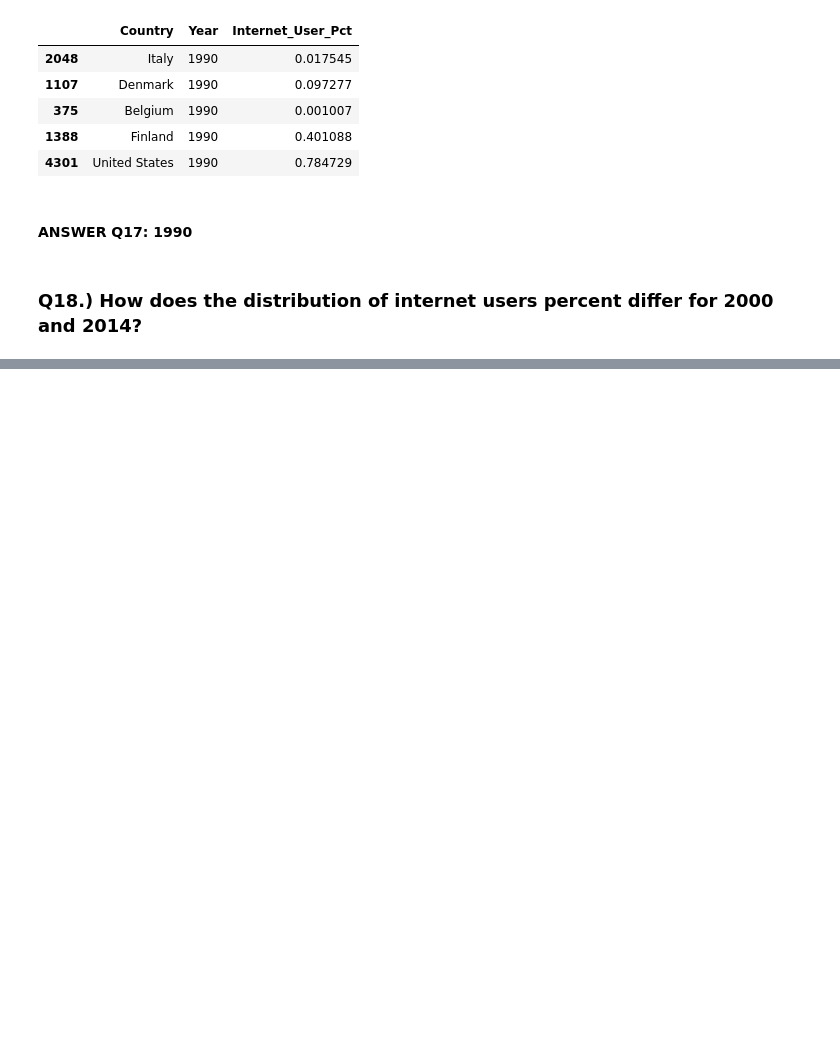
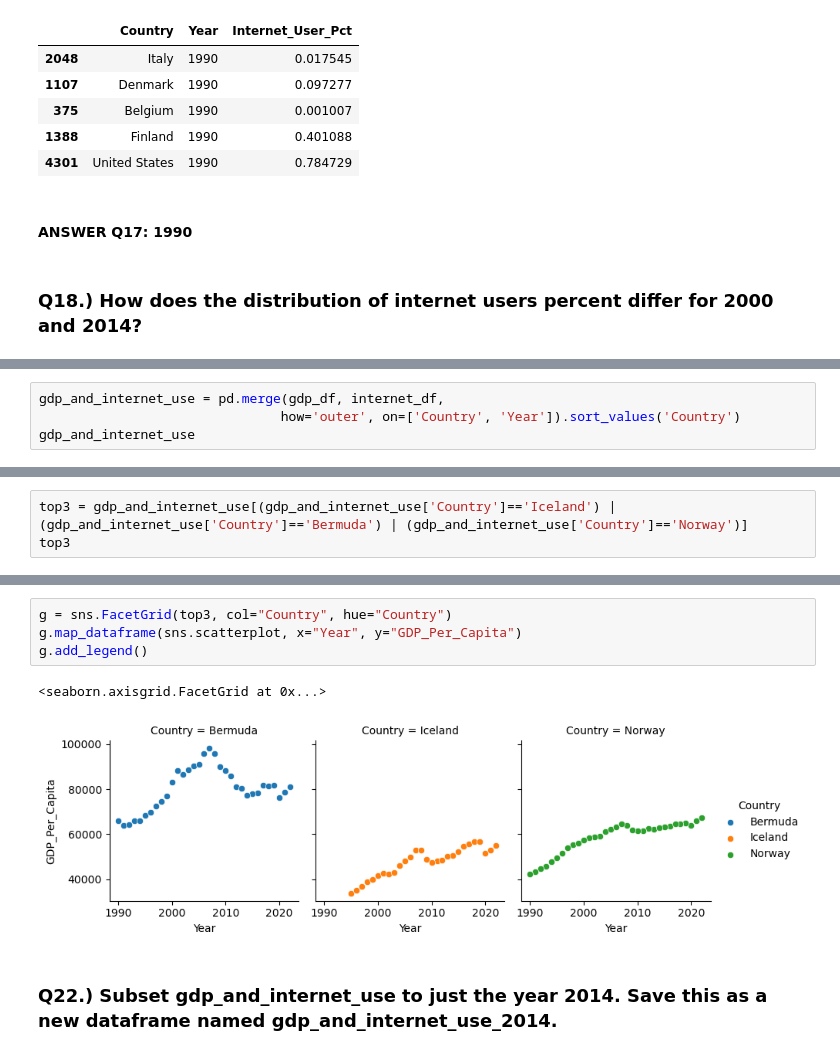
Before and after one commit to NSS-Data-Analytics-Cohort-11/undata-katieclayy, a Jupyter notebook: notebook/UN_data_analysis.ipynb, the cells around one changed output, grey strips where cells are left out. Drawn from its saved outputs; the diff is of its cells as text; blank space fills up the shorter version.

```diff
--- a/notebook/UN_data_analysis.ipynb
+++ b/notebook/UN_data_analysis.ipynb
@@ -402,0 +452,4 @@ internet_df[internet_df['Internet_User_Pct'] > 0].sort_values('Year').head()
+# %%
+gdp_and_internet_use = pd.merge(gdp_df, internet_df,
+                               how='outer', on=['Country', 'Year']).sort_values('Country')
+gdp_and_internet_use
@@ -402,0 +490,3 @@ internet_df[internet_df['Internet_User_Pct'] > 0].sort_values('Year').head()
+# %%
+top3 = gdp_and_internet_use[(gdp_and_internet_use['Country']=='Iceland') | (gdp_and_internet_use['Country']=='Bermuda') | (gdp_and_internet_use['Country']=='Norway')]
+top3
@@ -402,0 +507,9 @@ internet_df[internet_df['Internet_User_Pct'] > 0].sort_values('Year').head()
+# %%
+g = sns.FacetGrid(top3, col="Country", hue="Country")
+g.map_dataframe(sns.scatterplot, x="Year", y="GDP_Per_Capita")
+g.add_legend()
+# %% [output]
+<seaborn.axisgrid.FacetGrid at 0x...>
+[figure, added]
+# %% [markdown]
+### Q22.) Subset gdp_and_internet_use to just the year 2014. Save this as a new dataframe named gdp_and_internet_use_2014.
```
Also changed, not shown: parts of 14 cells of this notebook.
